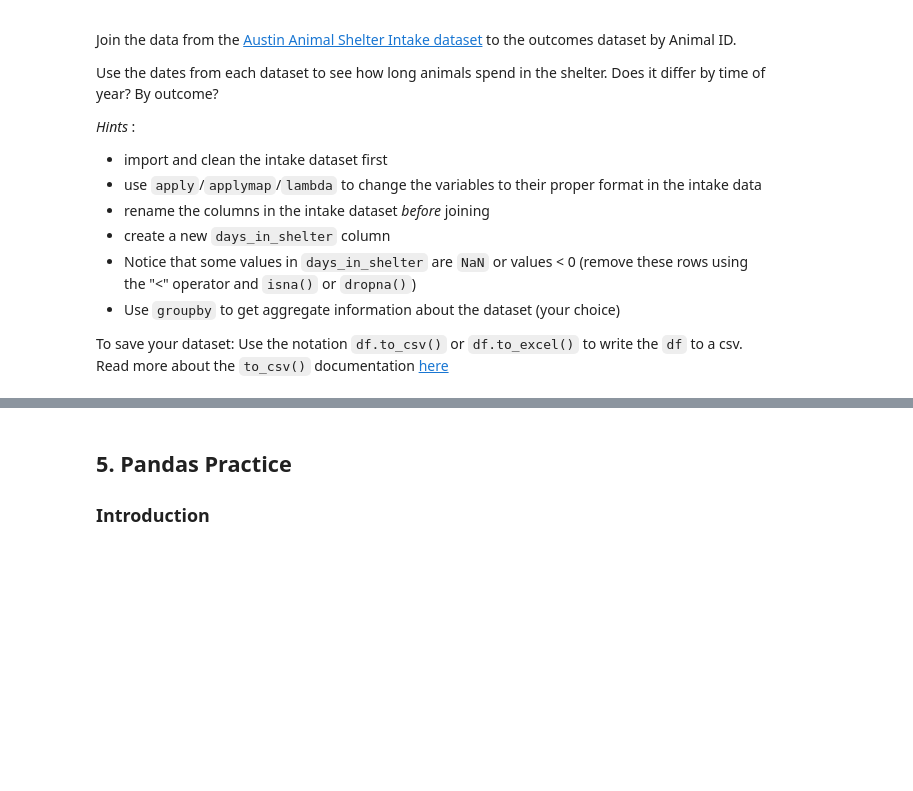
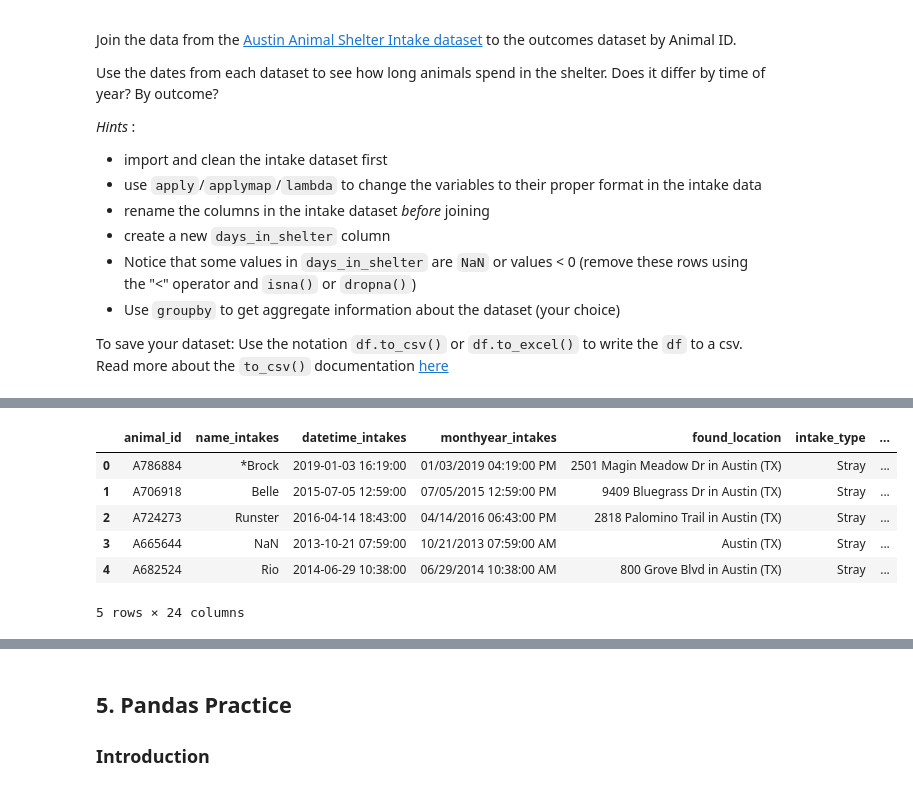
Before and after one commit to gywooo1/hbs-ds-060120, a Jupyter notebook: module-1/day-7-pandas-3/reshaping_data_with_pandas.ipynb, the cells around one changed output, grey strips where cells are left out. Cells and saved outputs as stored; diff of their text form; code cells hidden in the pictures; blank space fills up the shorter version.

```diff
--- a/module-1/day-7-pandas-3/reshaping_data_with_pandas.ipynb
+++ b/module-1/day-7-pandas-3/reshaping_data_with_pandas.ipynb
@@ -546,0 +533,10 @@ joined_table.drop(joined_table.days_in_shelter < pd.Timedelta(0))
+# %%
+clean_table.head()
+# %% [output]
+|  | animal_id | name_intakes | datetime_intakes | monthyear_intakes | found_location | intake_type | ... |
+| 0 | A786884 | *Brock | 2019-01-03 16:19:00 | 01/03/2019 04:19:00 PM | 2501 Magin Meadow Dr in Austin (TX) | Stray | ... |
+| 1 | A706918 | Belle | 2015-07-05 12:59:00 | 07/05/2015 12:59:00 PM | 9409 Bluegrass Dr in Austin (TX) | Stray | ... |
+| 2 | A724273 | Runster | 2016-04-14 18:43:00 | 04/14/2016 06:43:00 PM | 2818 Palomino Trail in Austin (TX) | Stray | ... |
+| 3 | A665644 | NaN | 2013-10-21 07:59:00 | 10/21/2013 07:59:00 AM | Austin (TX) | Stray | ... |
+| 4 | A682524 | Rio | 2014-06-29 10:38:00 | 06/29/2014 10:38:00 AM | 800 Grove Blvd in Austin (TX) | Stray | ... |
+5 rows × 24 columns
```
Also changed, not shown: parts of 8 cells of this notebook.
